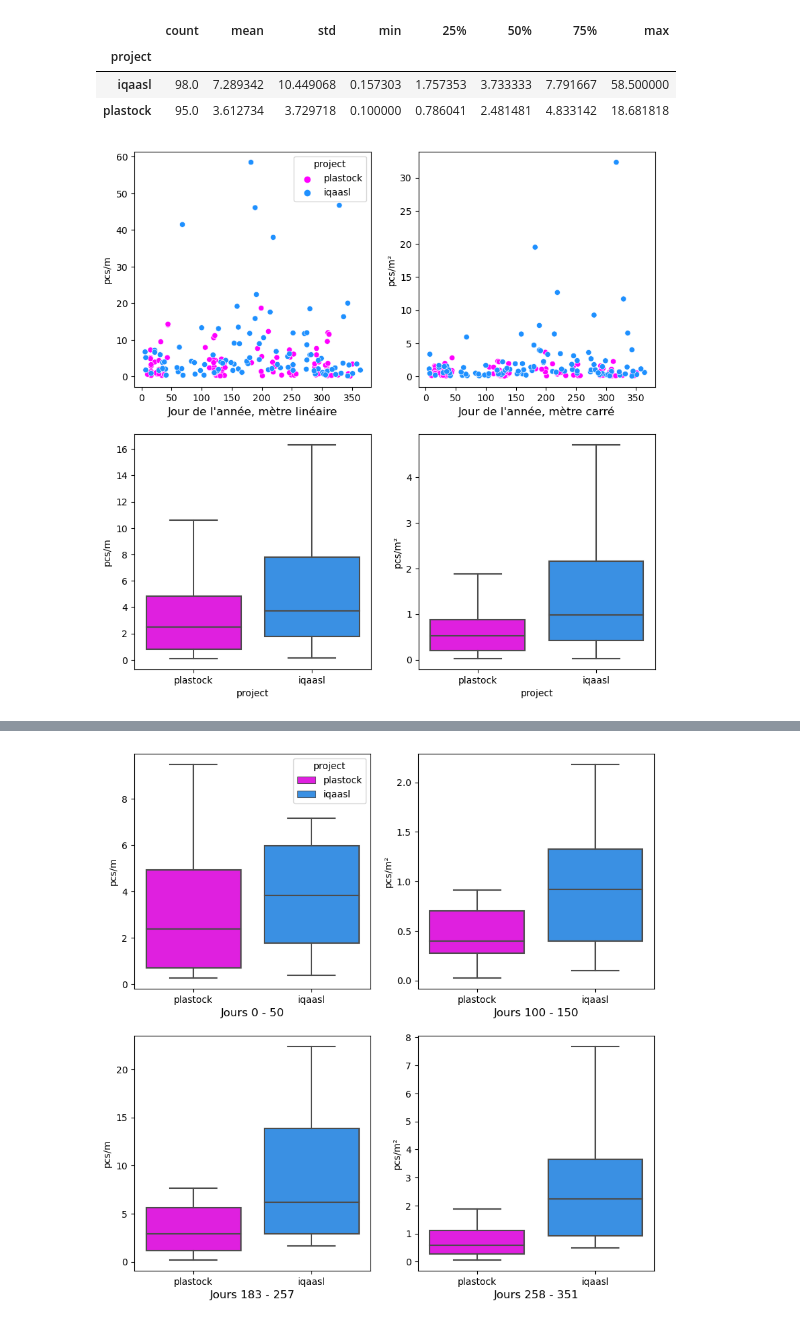
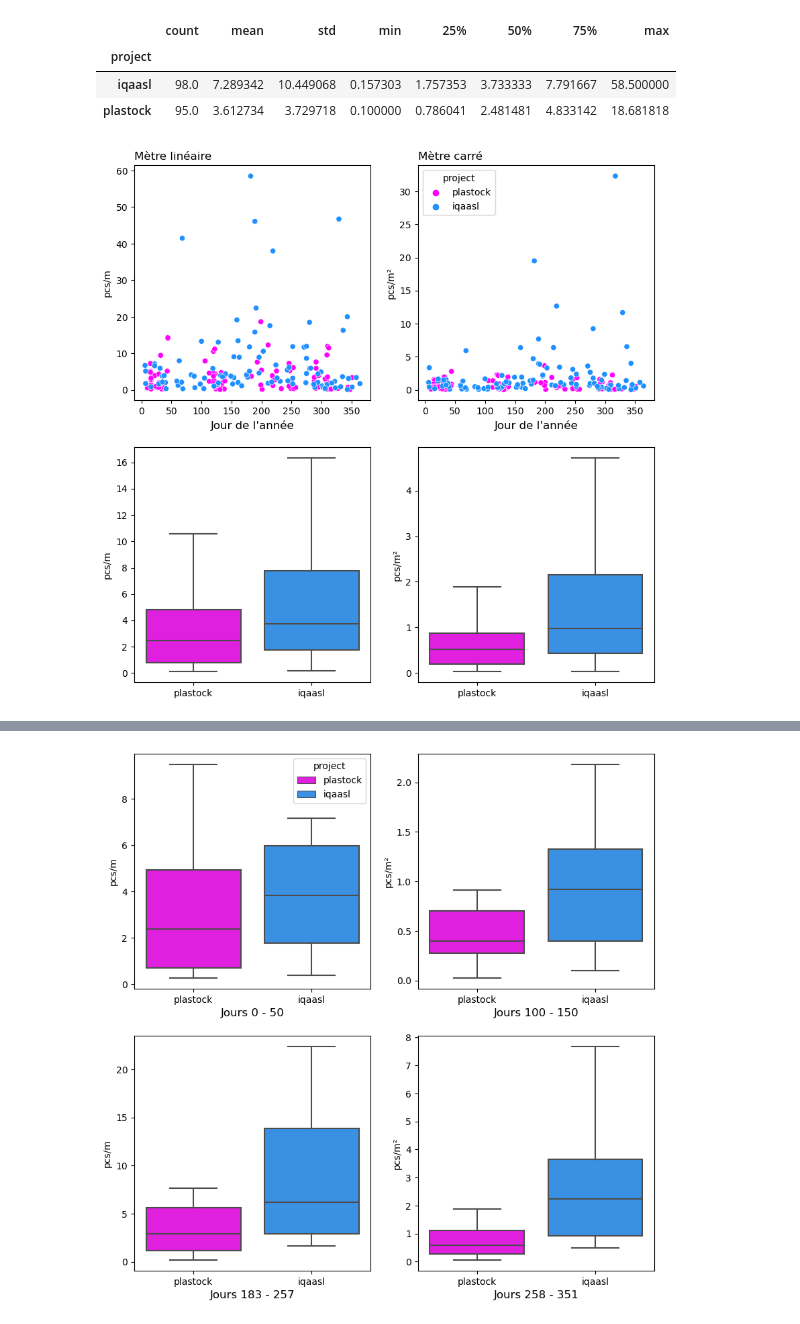
Before and after one commit to AssociationSauvegardeLeman/plastock, a Jupyter notebook: plastock_iqaasl.ipynb, the cells around one changed output, grey strips where cells are left out. Drawn from its saved outputs; the diff is of its cells as text; code cells hidden in the pictures.

Commit message:
added labels to joint charts

```diff
--- a/plastock_iqaasl.ipynb
+++ b/plastock_iqaasl.ipynb
@@ -251,19 +251,23 @@ summary_pm
 # %%
 fig, ax = plt.subplots(2,2, figsize=(10, 10))
 palette= {"iqaasl":"dodgerblue", "plastock":"magenta"}
 
 sns.scatterplot(data=combined_dt, x="doy", y="pcs/m", ax=ax[0,0], hue="project", palette=palette)
 sns.scatterplot(data=combined_dt, x="doy", y="pcs/m²", ax=ax[0,1], hue="project", palette=palette)
 sns.boxplot(data=combined_dt, x='project', y="pcs/m", ax=ax[1,0], hue="project", palette=palette, showfliers=False, dodge=False)
 sns.boxplot(data=combined_dt, x='project', y="pcs/m²", ax=ax[1,1], hue="project", palette=palette, showfliers=False, dodge=False)
 
-ax[0,0].set_xlabel("Jour de l'année, mètre linéaire", fontsize=12)
-ax[0,1].set_xlabel("Jour de l'année, mètre carré", fontsize=12)
-for anax in [ax[0,1], ax[1,0], ax[1,1]]:
+ax[0,0].set_title("Mètre linéaire", fontsize=12, loc="left")
+ax[0,1].set_title("Mètre carré", fontsize=12, loc="left")
+ax[0,0].set_xlabel("Jour de l'année", fontsize=12)
+ax[0,1].set_xlabel("Jour de l'année", fontsize=12)
+ax[1,0].set_xlabel("")
+ax[1,1].set_xlabel("")
+for anax in [ax[0,0], ax[1,0], ax[1,1]]:
     anax.get_legend().remove()
 
 
 plt.show()
 # %% [output]
-[figure, old version]
+[figure, new version]
 # %%
```
Also changed, not shown: parts of 2 cells of this notebook.
